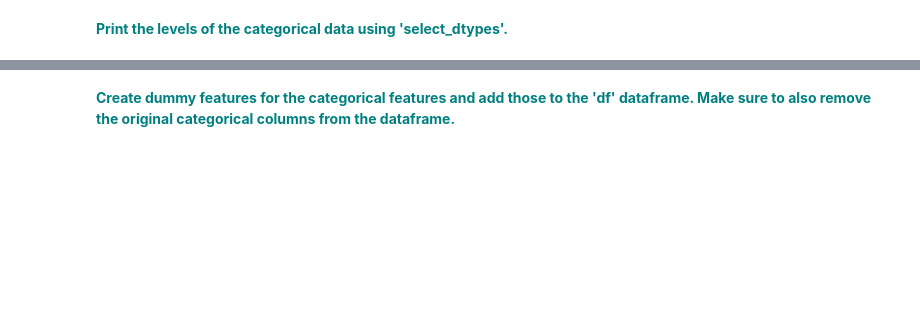
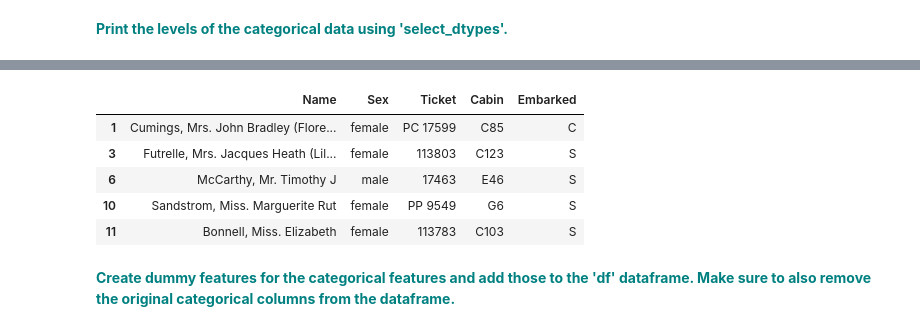
Before and after one commit to dna-witch/Springboard, a Jupyter notebook: Supervised Learning/Gradient Boosting/Gradient Boosting Case Study.ipynb, the cells around one changed output, grey strips where cells are left out. Cells and saved outputs as stored; diff of their text form; code cells hidden in the pictures; blank space fills up the shorter version.

```diff
--- a/Supervised Learning/Gradient Boosting/Gradient Boosting Case Study.ipynb
+++ b/Supervised Learning/Gradient Boosting/Gradient Boosting Case Study.ipynb
@@ -127,3 +145,12 @@ Hint: in this case you can use [dropna()](https://pandas.pydata.org/pandas-docs/
+# %%
+dfo.head()
+# %% [output]
+|  | Name | Sex | Ticket | Cabin | Embarked |
+| 1 | Cumings, Mrs. John Bradley (Flore... | female | PC 17599 | C85 | C |
+| 3 | Futrelle, Mrs. Jacques Heath (Lil... | female | 113803 | C123 | S |
+| 6 | McCarthy, Mr. Timothy J | male | 17463 | E46 | S |
+| 10 | Sandstrom, Miss. Marguerite Rut | female | PP 9549 | G6 | S |
+| 11 | Bonnell, Miss. Elizabeth | female | 113783 | C103 | S |
 # %% [markdown]
 **<font color='teal'>Create dummy features for the categorical features and add those to the 'df' dataframe. Make sure to also remove the original categorical columns from the dataframe.</font>**
 # %%
```
Also changed, not shown: parts of 20 cells of this notebook.
